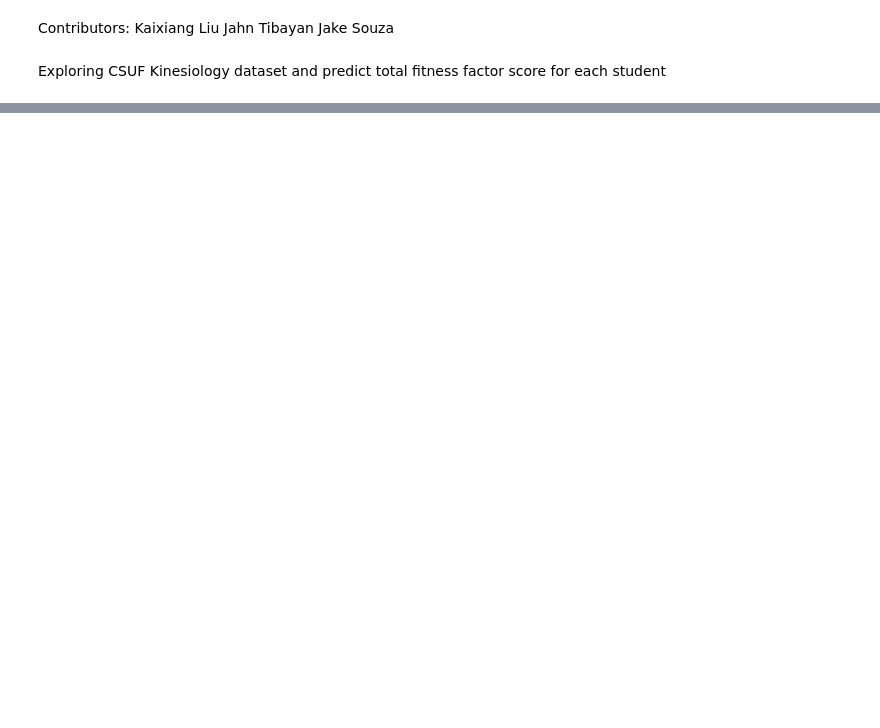
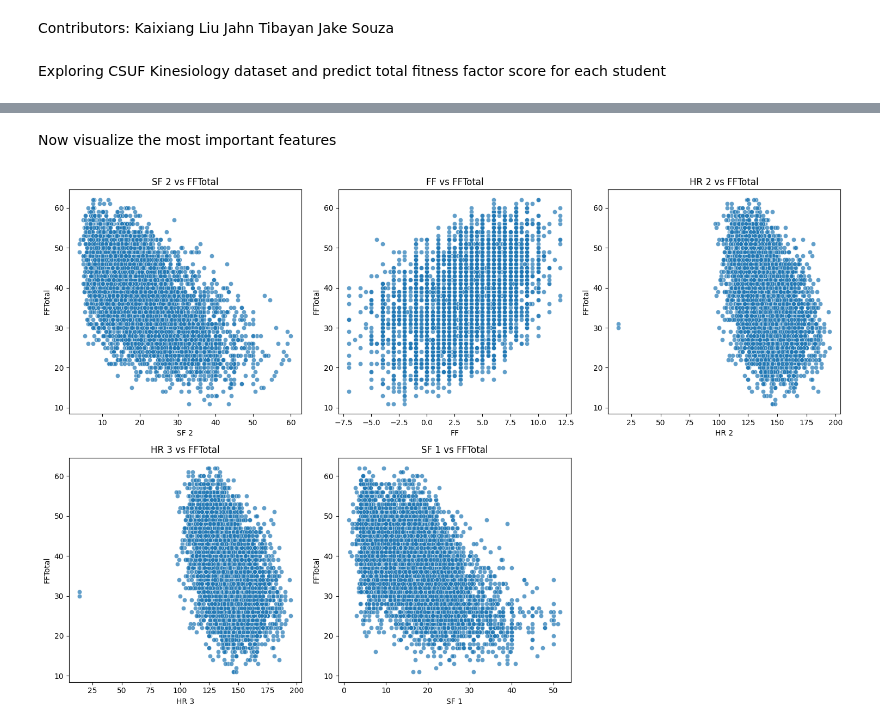
Before and after one commit to onetrickollie/CSUF-Health-Data-Exploration-Analysis, a Jupyter notebook: dataExploration.ipynb, the cells around one changed output, grey strips where cells are left out. Cells and saved outputs as stored; diff of their text form; code cells hidden in the pictures; blank space fills up the shorter version.

```diff
--- a/dataExploration.ipynb
+++ b/dataExploration.ipynb
@@ -70,0 +151,20 @@ Index(['Idnum', 'Date', 'Sex', 'Age', 'Ht', 'Wt', 'RF 2', 'RF 3', 'RF 4',
+# %%
+# Next we need to drop two columns that have high number of missing values
+# They are Waist and BIA_percent_Fat
+df = df.drop(columns=['Waist', 'BIA_percent_Fat'])
+# %%
+# Next, fill skinFold values, SF, with an imputer
+# This imputer will look at the other columns, specified and predict the missing values
+# This is a better method than using pure mean or median values, though those values are robust, we just want to be more accurate
+from sklearn.experimental import enable_iterative_imputer
+from sklearn.impute import IterativeImputer
+
+# Select the variables for imputation
+columns_to_impute = ['SF 1', 'SF 2', 'SF 3', 'Age', 'Ht', 'Wt', 'Sex', 'FF', 'RGM', 'LGM', 'Stages']
+
+# Apply the imputer
+imputer = IterativeImputer(random_state=42)
+df[columns_to_impute] = imputer.fit_transform(df[columns_to_impute])
+
+# Verify the results
+print(df[['SF 1', 'SF 2', 'SF 3']].isna().sum())
@@ -70,0 +176,6 @@ Index(['Idnum', 'Date', 'Sex', 'Age', 'Ht', 'Wt', 'RF 2', 'RF 3', 'RF 4',
+# %%
+# For the remaining missing values, we will use the median value for each column
+# Fill missing values in SF 1, SF 2, and SF 3 with their respective medians
+df['RPE 3'] = df['RPE 3'].fillna(df['RPE 3'].median())
+df['HR 3'] = df['HR 2'].fillna(df['HR 2'].median())
+df['PL 3'] = df['PL 3'].fillna(df['PL 3'].median())
@@ -70,0 +244,22 @@ Index(['Idnum', 'Date', 'Sex', 'Age', 'Ht', 'Wt', 'RF 2', 'RF 3', 'RF 4',
+# %% [markdown]
+Now visualize the most important features
+# %%
+import matplotlib.pyplot as plt
+import seaborn as sns
+
+# List of top 5 features
+top_features = ['SF 2', 'FF', 'HR 2', 'HR 3', 'SF 1']
+
+# Create scatter plots for each feature against FFTotal
+plt.figure(figsize=(15, 10))
+for i, feature in enumerate(top_features, 1):
+    plt.subplot(2, 3, i)
+    sns.scatterplot(data=df, x=feature, y='FFTotal', alpha=0.7)
+    plt.title(f'{feature} vs FFTotal')
+    plt.xlabel(feature)
+    plt.ylabel('FFTotal')
+
+plt.tight_layout()
+plt.show()
+# %% [output]
+[figure, added]
```
Also changed, not shown: parts of 22 cells of this notebook.
